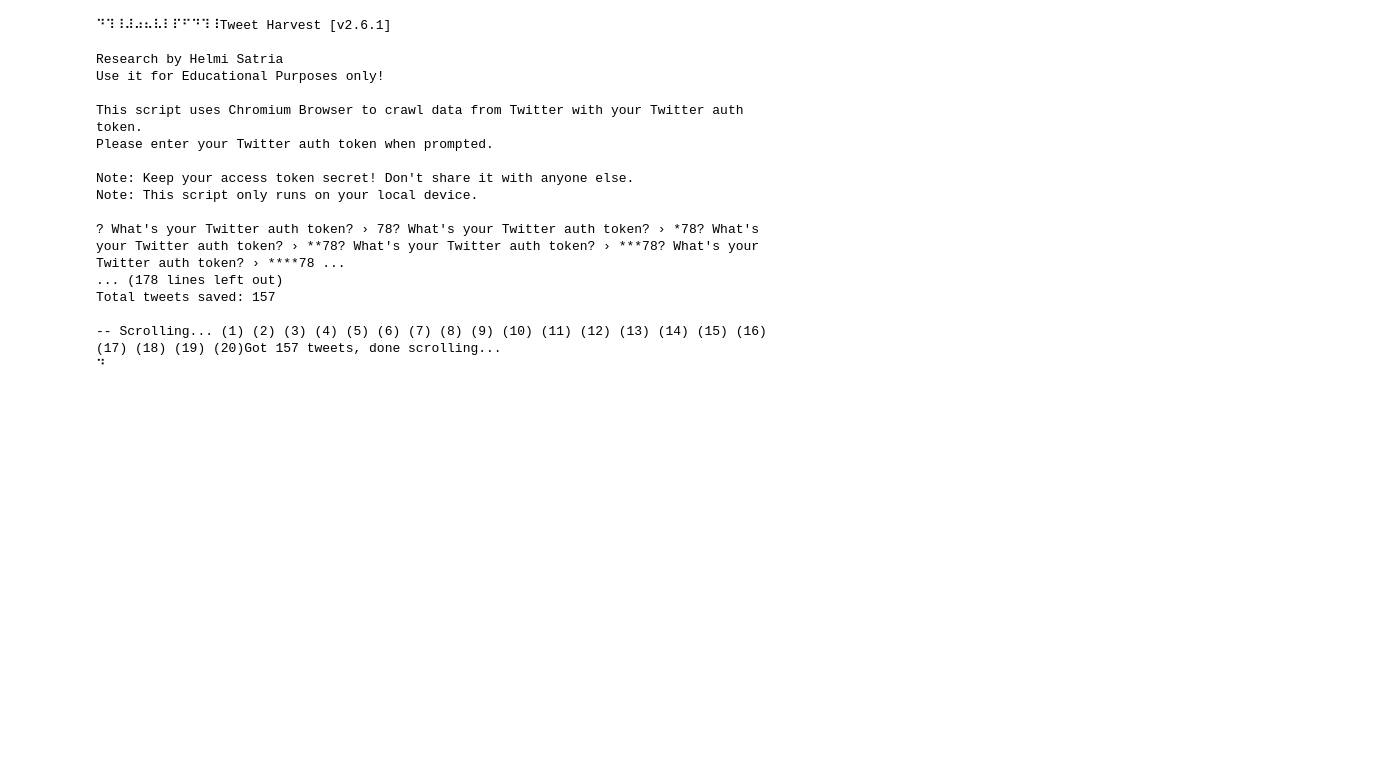
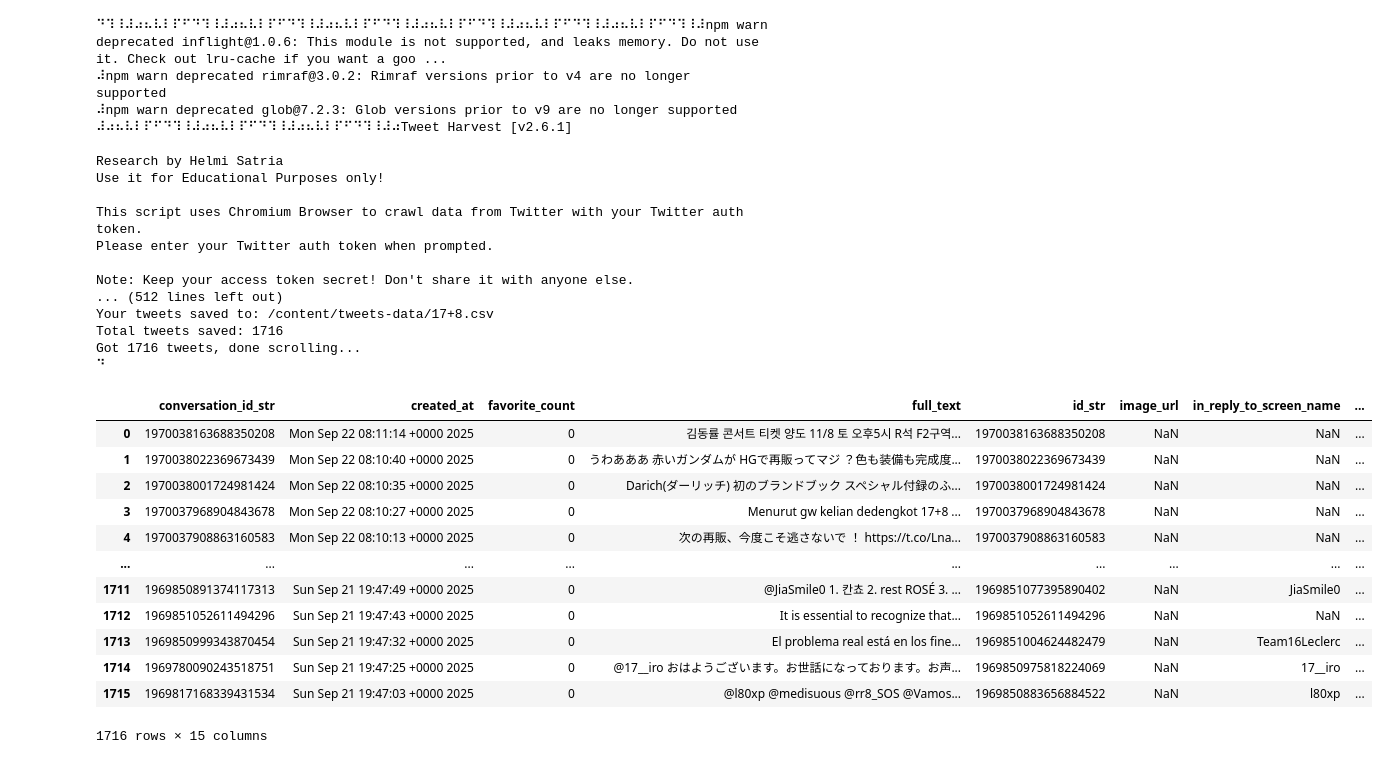
Before and after one commit to KayyThania/Glow-Up-inside-out, a Jupyter notebook: Untitled2.ipynb, the cells around one changed output. Saved outputs shown, nothing was run; the diff lists cells and outputs as text; code cells hidden in the pictures; blank space fills up the shorter version.

```diff
--- a/Untitled2.ipynb
+++ b/Untitled2.ipynb
@@ -38,12 +42,15 @@ v20.19.5
 # Crawl Data
 
 filename = '17+8.csv'
-search_keyword = '17+8 lang:id'
-limit = 1300
+search_keyword = '17+8'
+limit = 1700
 
-!npx --yes tweet-harvest -o "{filename}" -s "{search_keyword}" -l {limit} --token ""
+!npx -y tweet-harvest@2.6.1 -o "{filename}" -s "{search_keyword}" --tab "LATEST" -l {limit} --token {twitter_auth_token}
 # %% [output]
-⠙⠹⠸⠼⠴⠦⠧⠇⠏⠋⠙⠹⠸Tweet Harvest [v2.6.1]
+⠙⠹⠸⠼⠴⠦⠧⠇⠏⠋⠙⠹⠸⠼⠴⠦⠧⠇⠏⠋⠙⠹⠸⠼⠴⠦⠧⠇⠏⠋⠙⠹⠸⠼⠴⠦⠧⠇⠏⠋⠙⠹⠸⠼⠴⠦⠧⠇⠏⠋⠙⠹⠸⠼⠴⠦⠧⠇⠏⠋⠙⠹⠸⠼npm warn deprecated inflight@1.0.6: This module is not supported, and leaks memory. Do not use it. Check out lru-cache if you want a goo ...
+⠼npm warn deprecated rimraf@3.0.2: Rimraf versions prior to v4 are no longer supported
+⠼npm warn deprecated glob@7.2.3: Glob versions prior to v9 are no longer supported
+⠼⠴⠦⠧⠇⠏⠋⠙⠹⠸⠼⠴⠦⠧⠇⠏⠋⠙⠹⠸⠼⠴⠦⠧⠇⠏⠋⠙⠹⠸⠼⠴Tweet Harvest [v2.6.1]
 
 Research by Helmi Satria
 Use it for Educational Purposes only!
@@ -52,11 +59,33 @@ This script uses Chromium Browser to crawl data from Twitter with your Twitter a
 Please enter your Twitter auth token when prompted.
 
 Note: Keep your access token secret! Don't share it with anyone else.
-Note: This script only runs on your local device.
-
-? What's your Twitter auth token? › 78? What's your Twitter auth token? › *78? What's your Twitter auth token? › **78? What's your Twitter auth token? › ***78? What's your Twitter auth token? › ****78 ...
-... (178 lines left out)
-Total tweets saved: 157
-
--- Scrolling... (1) (2) (3) (4) (5) (6) (7) (8) (9) (10) (11) (12) (13) (14) (15) (16) (17) (18) (19) (20)Got 157 tweets, done scrolling...
+... (512 lines left out)
+Your tweets saved to: /content/tweets-data/17+8.csv
+Total tweets saved: 1716
+Got 1716 tweets, done scrolling...
 ⠙
+# %%
+import pandas as pd
+
+# Specify the path to your CSV file
+file_path = f"tweets-data/{filename}"
+
+# Read the CSV file into a pandas DataFrame
+df = pd.read_csv(file_path, delimiter=",")
+
+# Display the DataFrame
+display(df)
+# %% [output]
+|  | conversation_id_str | created_at | favorite_count | full_text | id_str | image_url | in_reply_to_screen_name | ... |
+| 0 | 1970038163688350208 | Mon Sep 22 08:11:14 +0000 2025 | 0 | 김동률 콘서트 티켓 양도 11/8 토 오후5시 R석 F2구역... | 1970038163688350208 | NaN | NaN | ... |
+| 1 | 1970038022369673439 | Mon Sep 22 08:10:40 +0000 2025 | 0 | うわあああ 赤いガンダムが HGで再販ってマジ ？色も装備も完成度... | 1970038022369673439 | NaN | NaN | ... |
+| 2 | 1970038001724981424 | Mon Sep 22 08:10:35 +0000 2025 | 0 | Darich(ダーリッチ) 初のブランドブック スペシャル付録のふ... | 1970038001724981424 | NaN | NaN | ... |
+| 3 | 1970037968904843678 | Mon Sep 22 08:10:27 +0000 2025 | 0 | Menurut gw kelian dedengkot 17+8 ... | 1970037968904843678 | NaN | NaN | ... |
+| 4 | 1970037908863160583 | Mon Sep 22 08:10:13 +0000 2025 | 0 | 次の再販、今度こそ逃さないで ！ https://t.co/Lna... | 1970037908863160583 | NaN | NaN | ... |
+| ... | ... | ... | ... | ... | ... | ... | ... | ... |
+| 1711 | 1969850891374117313 | Sun Sep 21 19:47:49 +0000 2025 | 0 | @JiaSmile0 1. 칸쵸 2. rest ROSÉ 3. ... | 1969851077395890402 | NaN | JiaSmile0 | ... |
+| 1712 | 1969851052611494296 | Sun Sep 21 19:47:43 +0000 2025 | 0 | It is essential to recognize that... | 1969851052611494296 | NaN | NaN | ... |
+| 1713 | 1969850999343870454 | Sun Sep 21 19:47:32 +0000 2025 | 0 | El problema real está en los fine... | 1969851004624482479 | NaN | Team16Leclerc | ... |
+| 1714 | 1969780090243518751 | Sun Sep 21 19:47:25 +0000 2025 | 0 | @17__iro おはようございます。お世話になっております。お声... | 1969850975818224069 | NaN | 17__iro | ... |
+| 1715 | 1969817168339431534 | Sun Sep 21 19:47:03 +0000 2025 | 0 | @l80xp @medisuous @rr8_SOS @Vamos... | 1969850883656884522 | NaN | l80xp | ... |
+1716 rows × 15 columns
```
Also changed, not shown: parts of 2 cells of this notebook.
